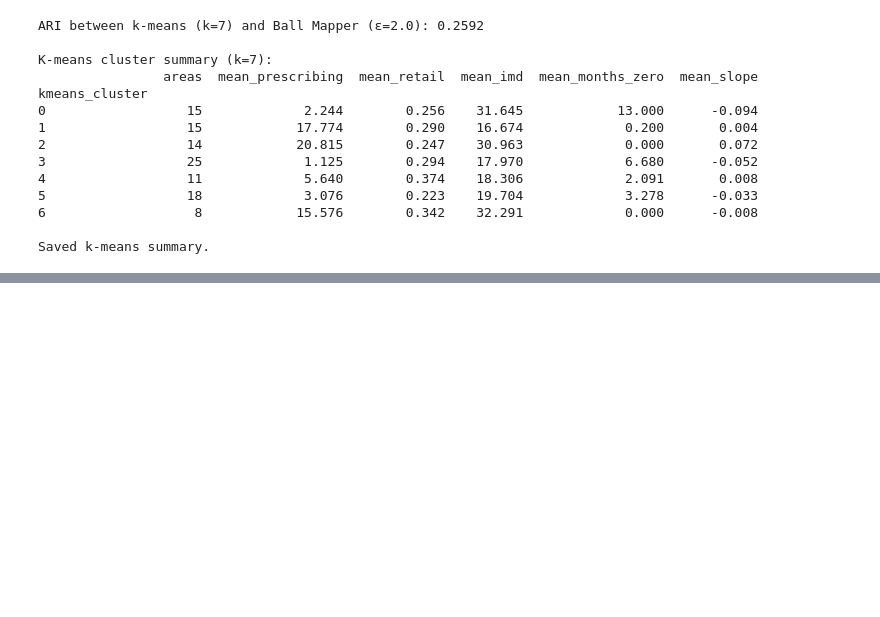
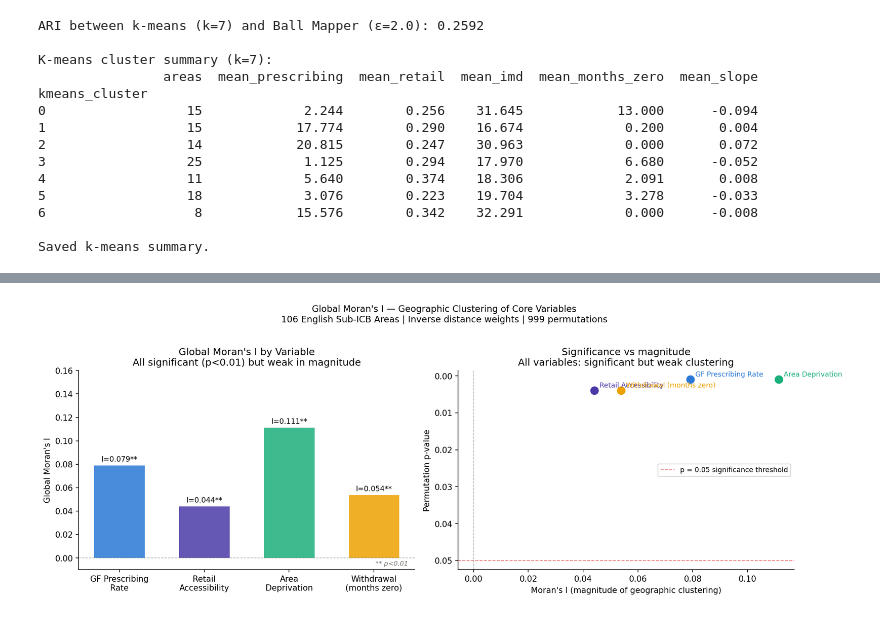
Before and after one commit to namraasghar/gluten-free-spatial-inequality, a Jupyter notebook: notebooks/04_comparison_methods.ipynb, the cells around one changed output, grey strips where cells are left out. Cells and saved outputs as stored; diff of their text form; code cells hidden in the pictures; blank space fills up the shorter version.

Commit message:
Notebook 04 complete: OLS R2=0.065, Morans I all p<0.01 weak, k-means ARI=0.307, TopoTests full Rips p=0.660

```diff
--- a/notebooks/04_comparison_methods.ipynb
+++ b/notebooks/04_comparison_methods.ipynb
@@ -574,0 +586,90 @@ git push origin main
+# %%
+# ═══════════════════════════════════════════════════════════════════════════
+# CELL 5 — MORAN'S I SUMMARY VISUAL
+# Clean comparison of geographic clustering across all four variables
+# ═══════════════════════════════════════════════════════════════════════════
+
+# ── Summary bar chart ─────────────────────────────────────────────────────
+fig, axes = plt.subplots(1, 2, figsize=(14, 5))
+
+var_names  = list(morans_results.keys())
+I_values   = [morans_results[v]['I'] for v in var_names]
+p_values   = [morans_results[v]['p'] for v in var_names]
+colors_bar = [BLUE, PURPLE, GREEN, AMBER]
+short_names = ['GF Prescribing\nRate', 'Retail\nAccessibility',
+               'Area\nDeprivation', 'Withdrawal\n(months zero)']
+
+bars = axes[0].bar(short_names, I_values, color=colors_bar,
+                   alpha=0.85, edgecolor='white', linewidth=0.5,
+                   width=0.6)
+
+for bar, val, p in zip(bars, I_values, p_values):
+    sig = '**' if p < 0.01 else ('*' if p < 0.05 else '')
+    axes[0].text(bar.get_x() + bar.get_width()/2,
+                 val + 0.002,
+                 f'I={val:.3f}{sig}',
+                 ha='center', va='bottom', fontsize=9, fontweight='500')
+
+axes[0].axhline(0, color=GREY, linewidth=0.8, linestyle='--', alpha=0.5)
+axes[0].set_ylabel("Global Moran's I")
+axes[0].set_title("Global Moran's I by Variable\n"
+                  "All significant (p<0.01) but weak in magnitude")
+axes[0].set_ylim(-0.01, 0.16)
+axes[0].text(0.98, 0.02, '** p<0.01',
+             transform=axes[0].transAxes,
+             ha='right', fontsize=8, color=GREY, style='italic')
+
+# ── Interpretation scatter: I vs p-value ──────────────────────────────────
+axes[1].scatter(I_values, p_values, c=colors_bar, s=120,
+                edgecolors='white', linewidth=0.5, zorder=3)
+axes[1].axhline(0.05, color=RED, linewidth=1, linestyle='--',
+                alpha=0.7, label='p = 0.05 significance threshold')
+axes[1].axvline(0, color=GREY, linewidth=0.8, linestyle='--', alpha=0.5)
+
+for name, I, p, color in zip(short_names, I_values, p_values, colors_bar):
+    axes[1].annotate(name.replace('\n', ' '),
+                     xy=(I, p), xytext=(6, 4),
+                     textcoords='offset points',
+                     fontsize=8.5, color=color)
+
+axes[1].set_xlabel("Moran's I (magnitude of geographic clustering)")
+axes[1].set_ylabel('Permutation p-value')
+axes[1].set_title("Significance vs magnitude\nAll variables: significant but weak clustering")
+axes[1].legend(fontsize=8.5)
+axes[1].invert_yaxis()
+
+plt.suptitle("Global Moran's I — Geographic Clustering of Core Variables\n"
+             "106 English Sub-ICB Areas | Inverse distance weights | "
+             "999 permutations",
+             fontsize=11, y=1.02)
+plt.tight_layout()
+plt.savefig(f'{FIG_PATH}/CM_02b_morans_summary.png',
+            bbox_inches='tight', dpi=150)
+plt.show()
+
+# ── Clean summary table ───────────────────────────────────────────────────
+print("\nMoran's I Summary Table:")
+print("="*65)
+print(f"{'Variable':<32} {'I':>8} {'z-score':>9} {'p-value':>9} {'Sig':>5}")
+print("-"*65)
+interp = {
+    'NHS GF Prescribing Rate':   'Weak-moderate clustering',
+    'GF Retail Accessibility':   'Weak clustering',
+    'Area Deprivation (IMD)':    'Weak-moderate clustering',
+    'Months Zero (Withdrawal)':  'Weak clustering',
+}
+for name in var_names:
+    res = morans_results[name]
+    sig = '**' if res['p'] < 0.01 else ('*' if res['p'] < 0.05 else '')
+    print(f"{name:<32} {res['I']:>8.4f} {res['z']:>9.3f} "
+          f"{res['p']:>9.4f} {sig:>5}")
+print("-"*65)
+print("** p<0.01  * p<0.05")
+print("\nKey finding: all variables show statistically significant positive")
+print("spatial autocorrelation but weak in magnitude (all I < 0.12).")
+print("Geographic space partially organises the data but does not determine it.")
+print("Ball Mapper, operating in variable space, captures structure")
+print("that geographic clustering analysis cannot reveal.")
+print("Saved CM_02b.")
+# %% [output]
+[figure, added]
```
Also changed, not shown: parts of 13 cells of this notebook, 12 other files.
